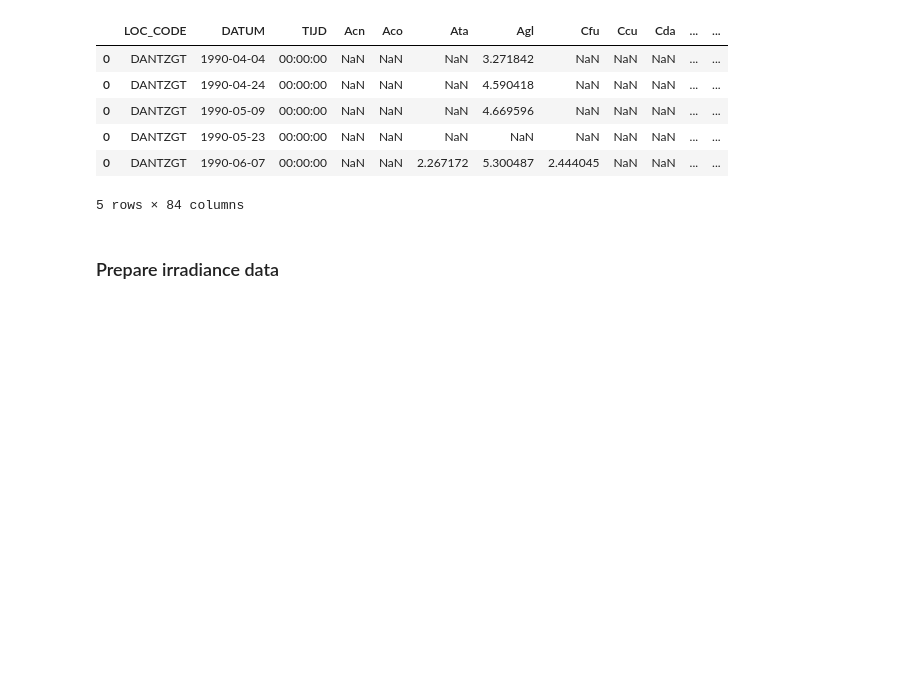
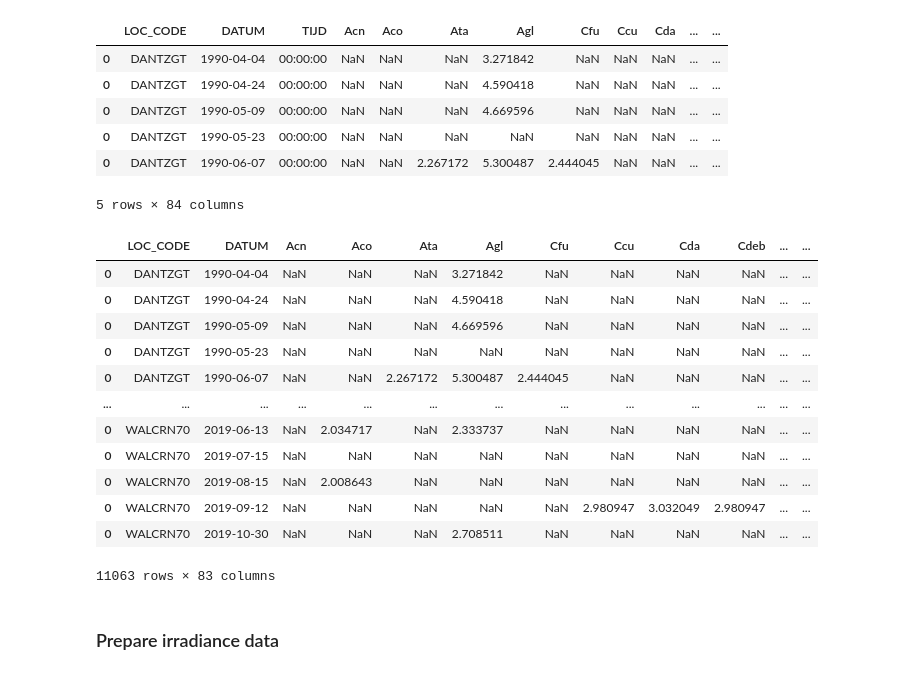
Before and after one commit to JinseiSteven/Phytoplankton-Prediction-Project, a Jupyter notebook: scripts/data_analysis/data_analysis.ipynb, the cells around one changed output. Saved outputs shown, nothing was run; the diff lists cells and outputs as text; code cells hidden in the pictures; blank space fills up the shorter version.

```diff
--- a/scripts/data_analysis/data_analysis.ipynb
+++ b/scripts/data_analysis/data_analysis.ipynb
@@ -436,3 +431,19 @@ phyto_flattened.head()
+# %%
+phyto_flattened
+# %% [output]
+|  | LOC_CODE | DATUM | Acn | Aco | Ata | Agl | Cfu | Ccu | Cda | Cdeb | ... | ... |
+| 0 | DANTZGT | 1990-04-04 | NaN | NaN | NaN | 3.271842 | NaN | NaN | NaN | NaN | ... | ... |
+| 0 | DANTZGT | 1990-04-24 | NaN | NaN | NaN | 4.590418 | NaN | NaN | NaN | NaN | ... | ... |
+| 0 | DANTZGT | 1990-05-09 | NaN | NaN | NaN | 4.669596 | NaN | NaN | NaN | NaN | ... | ... |
+| 0 | DANTZGT | 1990-05-23 | NaN | NaN | NaN | NaN | NaN | NaN | NaN | NaN | ... | ... |
+| 0 | DANTZGT | 1990-06-07 | NaN | NaN | 2.267172 | 5.300487 | 2.444045 | NaN | NaN | NaN | ... | ... |
+| ... | ... | ... | ... | ... | ... | ... | ... | ... | ... | ... | ... | ... |
+| 0 | WALCRN70 | 2019-06-13 | NaN | 2.034717 | NaN | 2.333737 | NaN | NaN | NaN | NaN | ... | ... |
+| 0 | WALCRN70 | 2019-07-15 | NaN | NaN | NaN | NaN | NaN | NaN | NaN | NaN | ... | ... |
+| 0 | WALCRN70 | 2019-08-15 | NaN | 2.008643 | NaN | NaN | NaN | NaN | NaN | NaN | ... | ... |
+| 0 | WALCRN70 | 2019-09-12 | NaN | NaN | NaN | NaN | NaN | 2.980947 | 3.032049 | 2.980947 | ... | ... |
+| 0 | WALCRN70 | 2019-10-30 | NaN | NaN | NaN | 2.708511 | NaN | NaN | NaN | NaN | ... | ... |
+11063 rows × 83 columns
 # %% [markdown]
 ### Prepare irradiance data
 # %%
```
Also changed, not shown: parts of 12 cells of this notebook, 1 other file.
